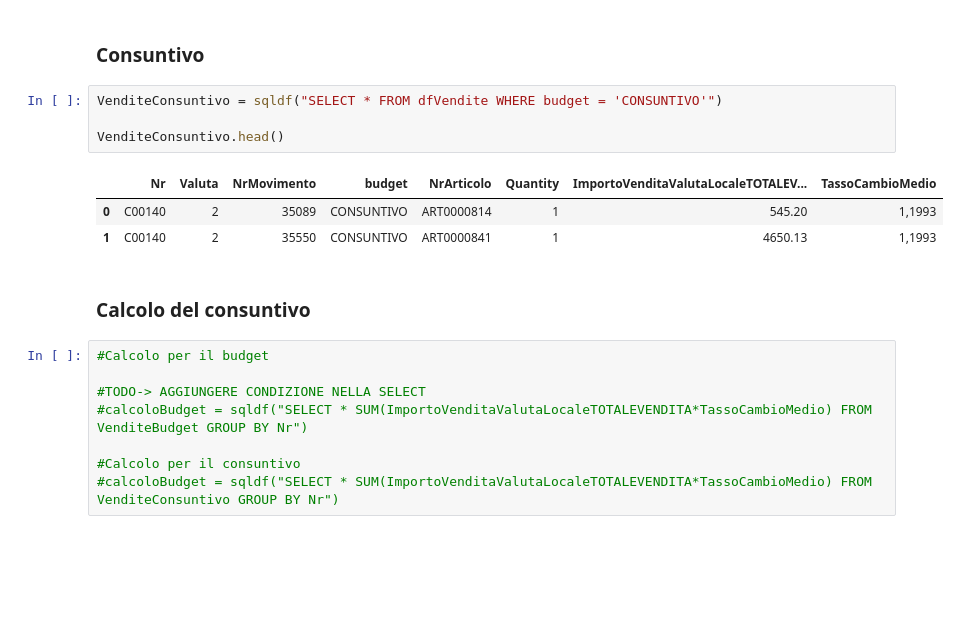
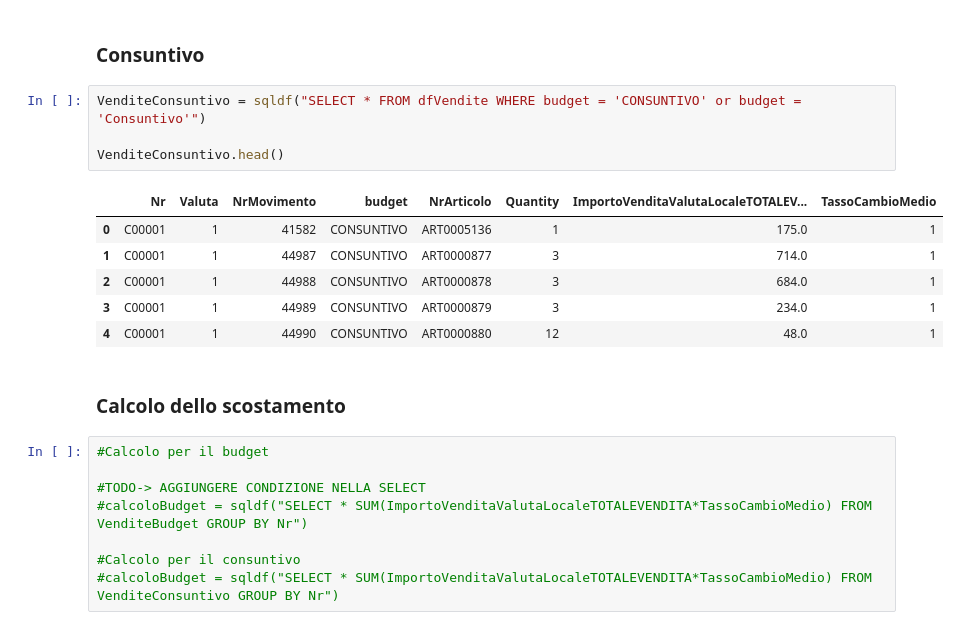
Before and after one commit to VinciGit00/SCGProject, a Jupyter notebook: Datasets/DataElaboration/Granularity.ipynb, the cells around one changed output. Cells and saved outputs as stored; diff of their text form; blank space fills up the shorter version.

```diff
--- a/Datasets/DataElaboration/Granularity.ipynb
+++ b/Datasets/DataElaboration/Granularity.ipynb
@@ -854,15 +862,18 @@ VenditeBudget.head()
 # %% [markdown]
 ### Consuntivo
 # %%
-VenditeConsuntivo = sqldf("SELECT * FROM dfVendite WHERE budget = 'CONSUNTIVO'")
+VenditeConsuntivo = sqldf("SELECT * FROM dfVendite WHERE budget = 'CONSUNTIVO' or budget = 'Consuntivo'")
 
 VenditeConsuntivo.head()
 # %% [output]
 |  | Nr | Valuta | NrMovimento | budget | NrArticolo | Quantity | ImportoVenditaValutaLocaleTOTALEV... | TassoCambioMedio |
-| 0 | C00140 | 2 | 35089 | CONSUNTIVO | ART0000814 | 1 | 545.20 | 1,1993 |
-| 1 | C00140 | 2 | 35550 | CONSUNTIVO | ART0000841 | 1 | 4650.13 | 1,1993 |
+| 0 | C00001 | 1 | 41582 | CONSUNTIVO | ART0005136 | 1 | 175.0 | 1 |
+| 1 | C00001 | 1 | 44987 | CONSUNTIVO | ART0000877 | 3 | 714.0 | 1 |
+| 2 | C00001 | 1 | 44988 | CONSUNTIVO | ART0000878 | 3 | 684.0 | 1 |
+| 3 | C00001 | 1 | 44989 | CONSUNTIVO | ART0000879 | 3 | 234.0 | 1 |
+| 4 | C00001 | 1 | 44990 | CONSUNTIVO | ART0000880 | 12 | 48.0 | 1 |
 # %% [markdown]
-### Calcolo del consuntivo
+### Calcolo dello scostamento
 # %%
 #Calcolo per il budget
 
```
Also changed, not shown: parts of 4 cells of this notebook, 2 other files.
